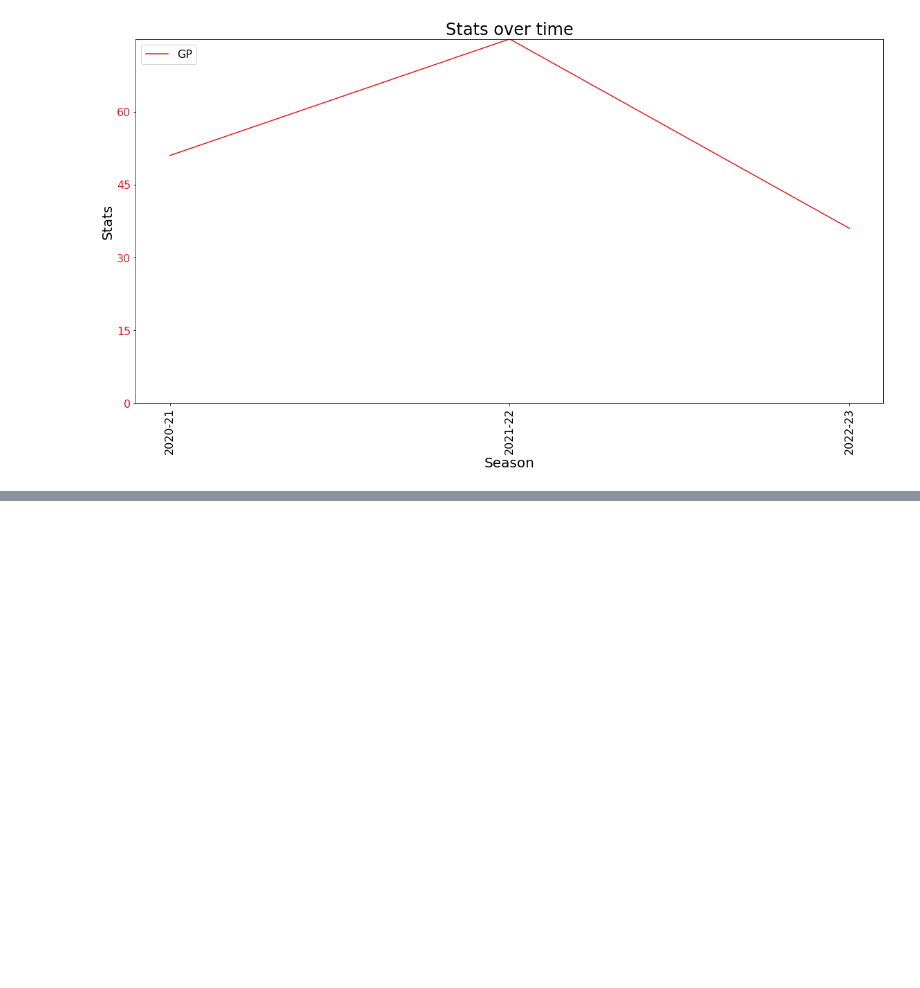
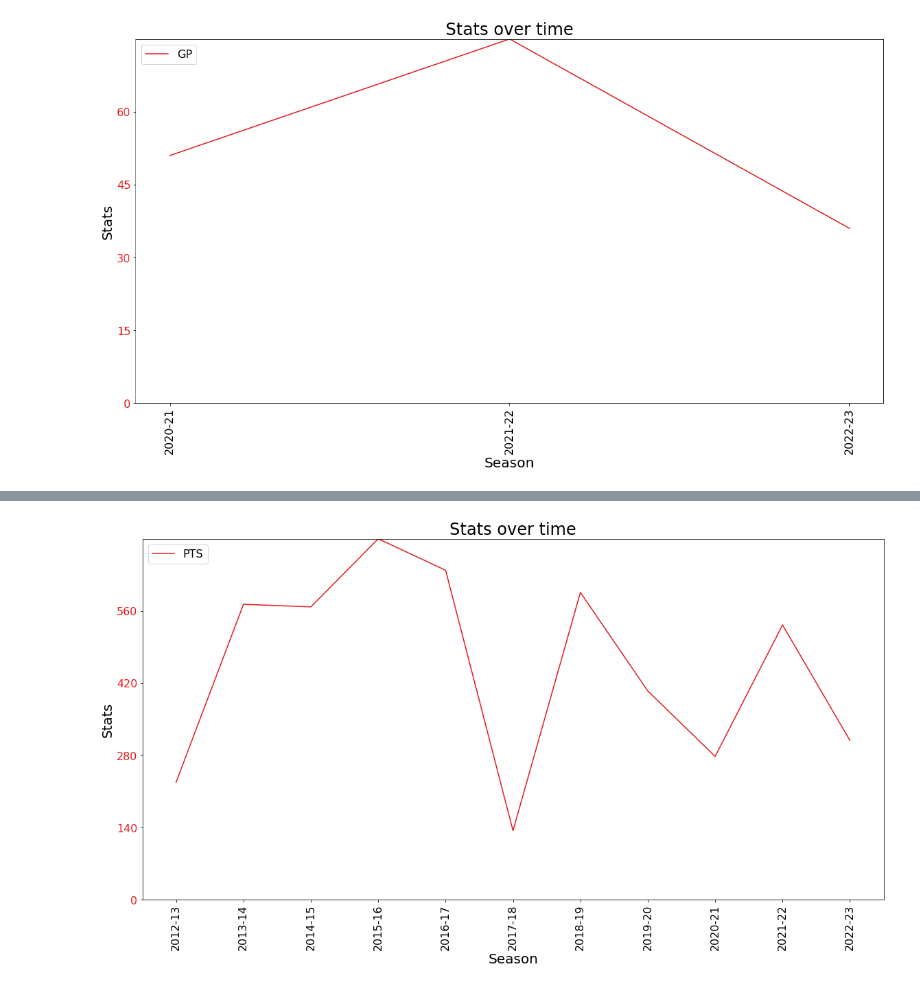
Before and after one commit to gporceng/NBA_Graphs, a Jupyter notebook: Demo.ipynb, the cells around one changed output, grey strips where cells are left out. Cells and saved outputs as stored; diff of their text form; code cells hidden in the pictures; blank space fills up the shorter version.

```diff
--- a/Demo.ipynb
+++ b/Demo.ipynb
@@ -313,0 +340,4 @@ plot_stats(cleaned_melo,['PTS'])
+# %%
+def plot
+# %% [output]
+[figure, added]
```
Also changed, not shown: parts of 17 cells of this notebook.
